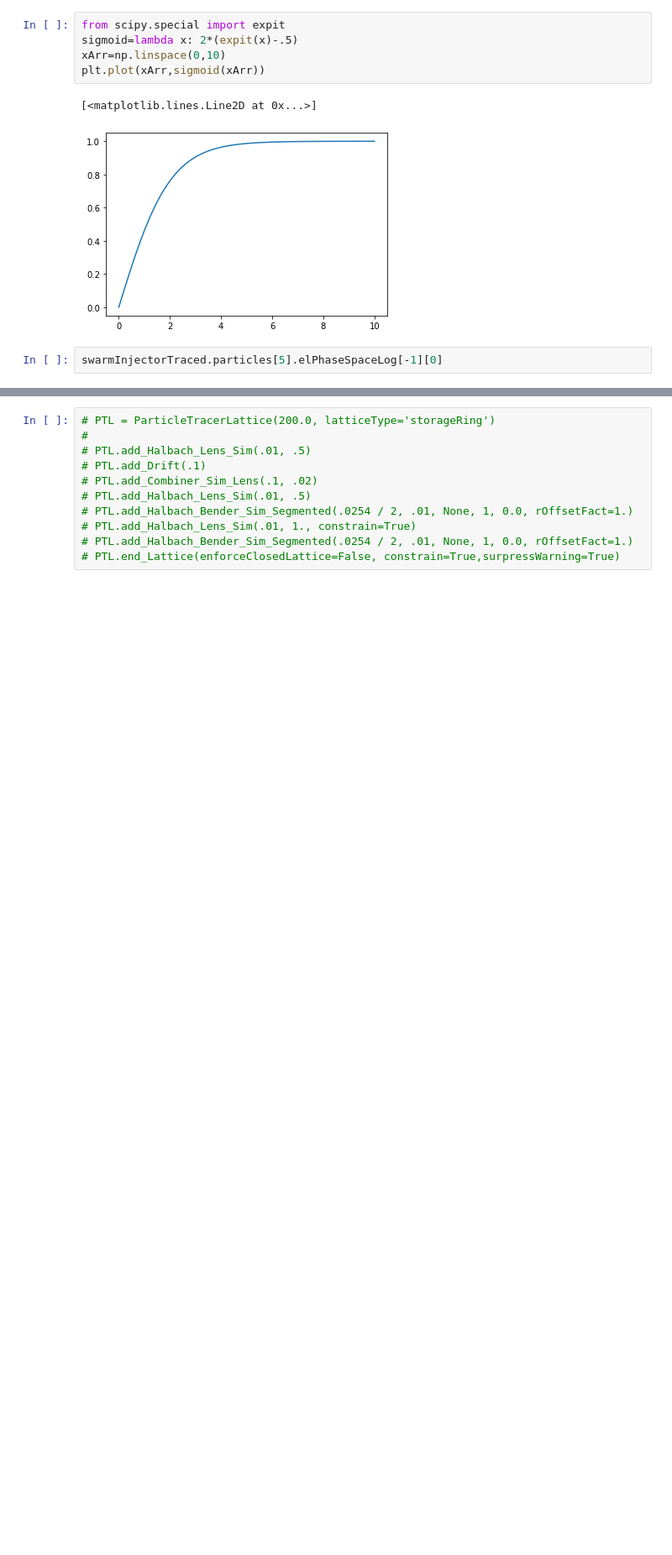
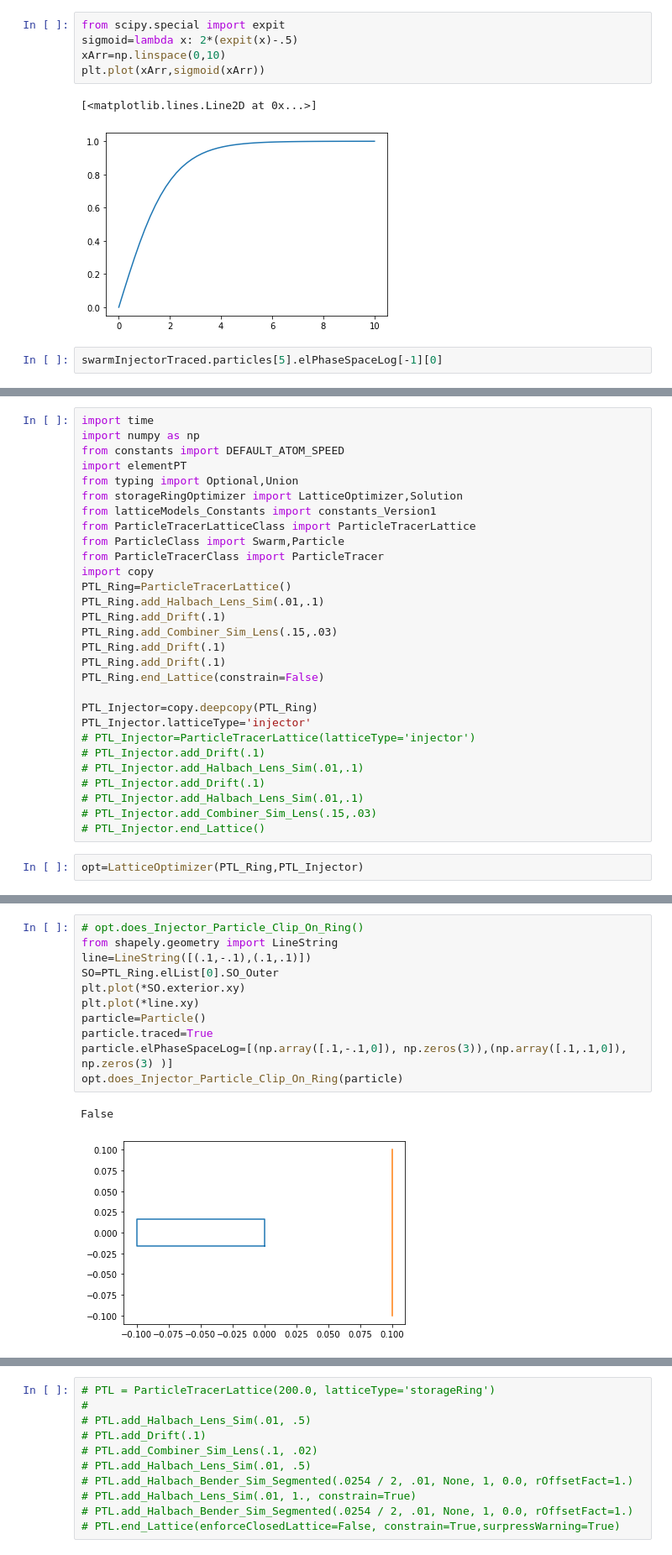
Before and after one commit to BillyTheKidPhysicist/storageRing, a Jupyter notebook: storageRingModel/notebook.ipynb, the cells around one changed output, grey strips where cells are left out. Shown at 84% size. Cells and saved outputs as stored; diff of their text form; blank space fills up the shorter version.

```diff
--- a/storageRingModel/notebook.ipynb
+++ b/storageRingModel/notebook.ipynb
@@ -178,0 +175,31 @@ spo.minimize(offset_Error,(rp/2.0),bounds=bounds,method='Nelder-Mead',options={'
+# %%
+import time
+import numpy as np
+from constants import DEFAULT_ATOM_SPEED
+import elementPT
+from typing import Optional,Union
+from storageRingOptimizer import LatticeOptimizer,Solution
+from latticeModels_Constants import constants_Version1
+from ParticleTracerLatticeClass import ParticleTracerLattice
+from ParticleClass import Swarm,Particle
+from ParticleTracerClass import ParticleTracer
+import copy
+PTL_Ring=ParticleTracerLattice()
+PTL_Ring.add_Halbach_Lens_Sim(.01,.1)
+PTL_Ring.add_Drift(.1)
+PTL_Ring.add_Combiner_Sim_Lens(.15,.03)
+PTL_Ring.add_Drift(.1)
+PTL_Ring.add_Drift(.1)
+PTL_Ring.end_Lattice(constrain=False)
+
+PTL_Injector=copy.deepcopy(PTL_Ring)
+PTL_Injector.latticeType='injector'
+# PTL_Injector=ParticleTracerLattice(latticeType='injector')
+# PTL_Injector.add_Drift(.1)
+# PTL_Injector.add_Halbach_Lens_Sim(.01,.1)
+# PTL_Injector.add_Drift(.1)
+# PTL_Injector.add_Halbach_Lens_Sim(.01,.1)
+# PTL_Injector.add_Combiner_Sim_Lens(.15,.03)
+# PTL_Injector.end_Lattice()
+# %%
+opt=LatticeOptimizer(PTL_Ring,PTL_Injector)
@@ -178,0 +217,14 @@ spo.minimize(offset_Error,(rp/2.0),bounds=bounds,method='Nelder-Mead',options={'
+# %%
+# opt.does_Injector_Particle_Clip_On_Ring()
+from shapely.geometry import LineString
+line=LineString([(.1,-.1),(.1,.1)])
+SO=PTL_Ring.elList[0].SO_Outer
+plt.plot(*SO.exterior.xy)
+plt.plot(*line.xy)
+particle=Particle()
+particle.traced=True
+particle.elPhaseSpaceLog=[(np.array([.1,-.1,0]), np.zeros(3)),(np.array([.1,.1,0]), np.zeros(3) )]
+opt.does_Injector_Particle_Clip_On_Ring(particle)
+# %% [output]
+False
+[figure, added]
```
Also changed, not shown: parts of 6 cells of this notebook, 4 other files.
